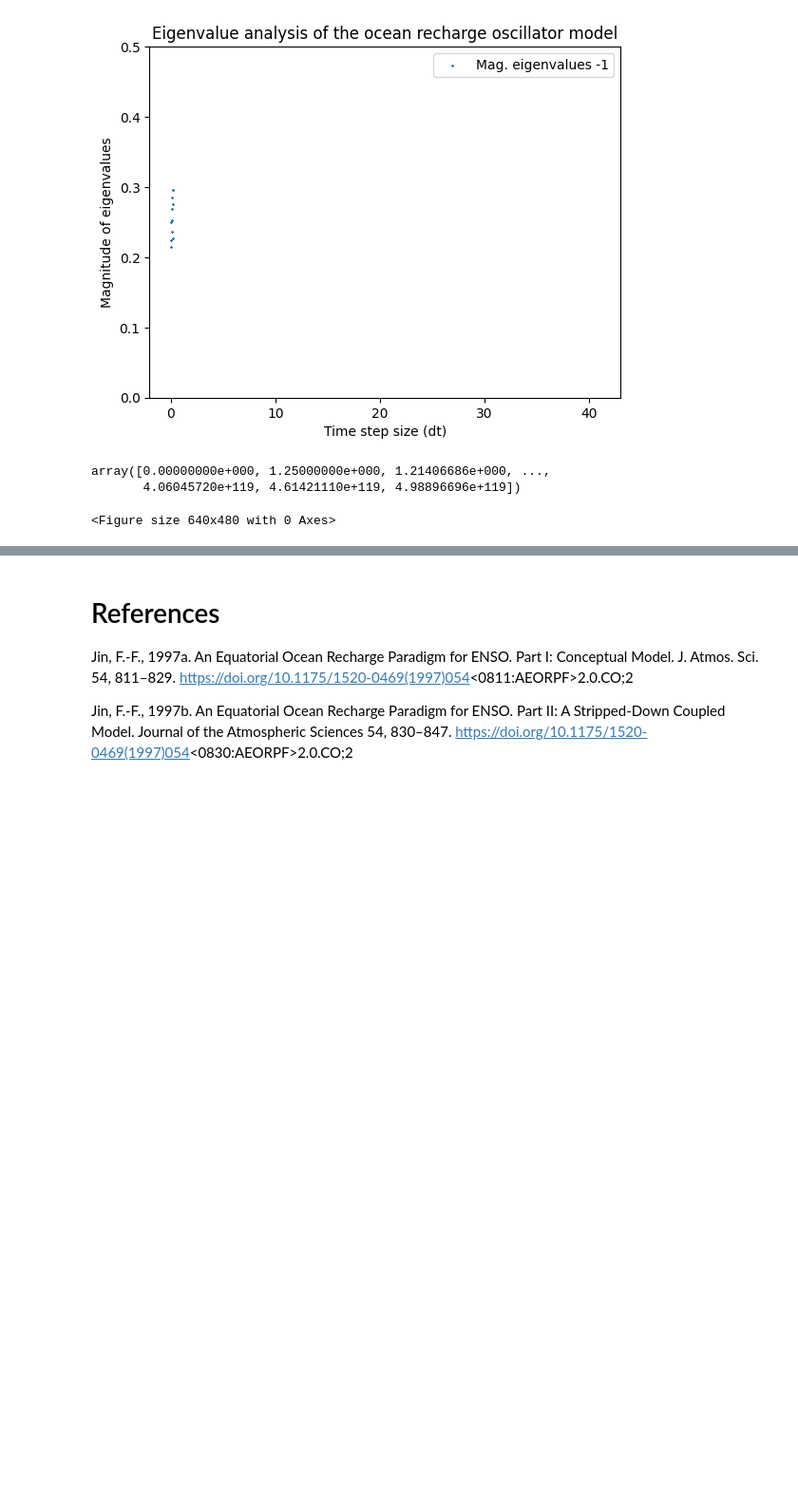
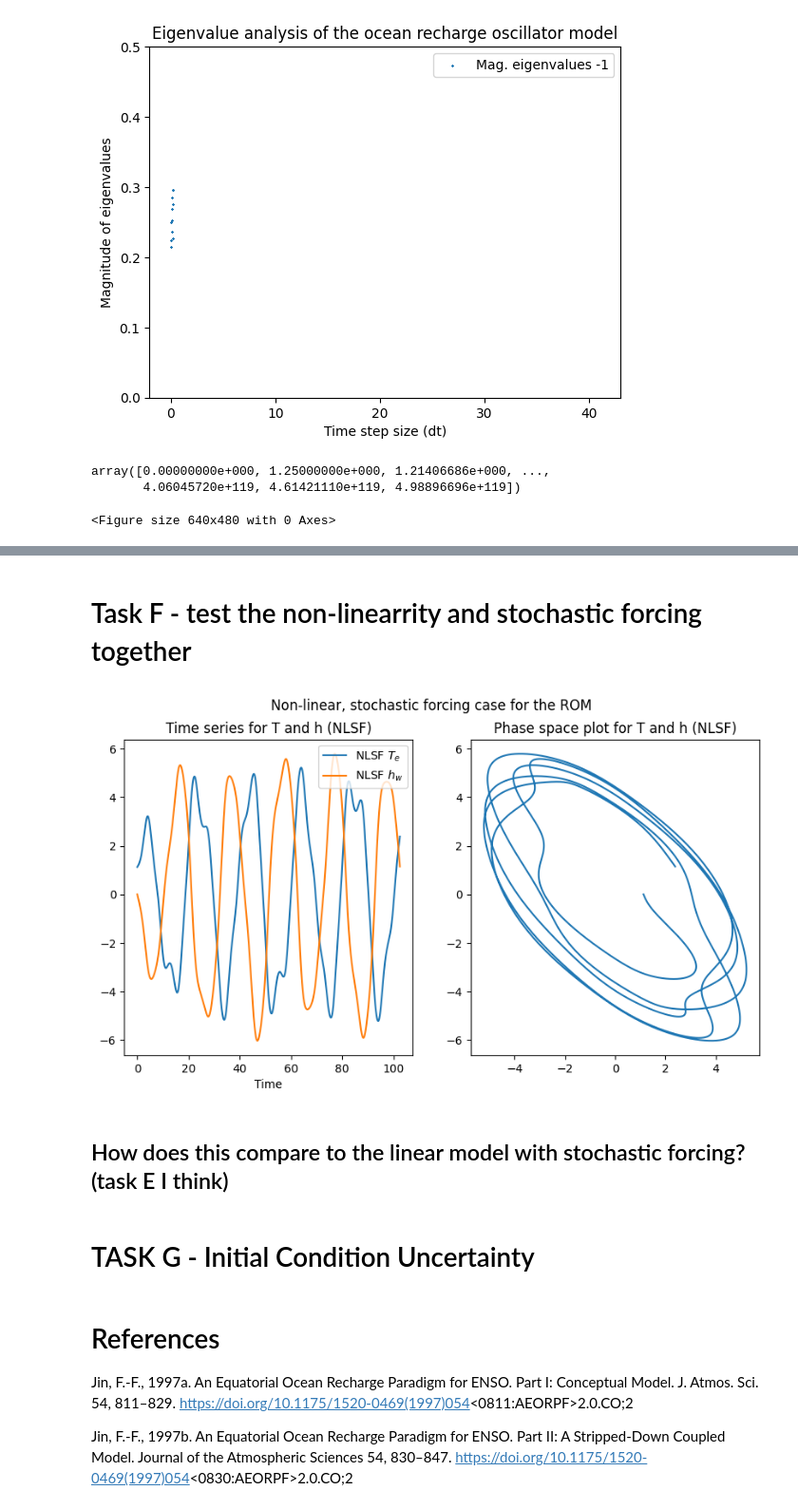
Before and after one commit to benhutchmet/MTMW14, a Jupyter notebook: Project_1_ENSO_ROM_working.ipynb, the cells around one changed output, grey strips where cells are left out. Shown at 95% size. Cells and saved outputs as stored; diff of their text form; code cells hidden in the pictures; blank space fills up the shorter version.

```diff
--- a/Project_1_ENSO_ROM_working.ipynb
+++ b/Project_1_ENSO_ROM_working.ipynb
@@ -729,0 +1251,2 @@ In the supercritical case, the schemes overshoot?
+# %% [markdown]
+# Task F - test the non-linearrity and stochastic forcing together
@@ -730,3 +1317,54 @@ In the supercritical case, the schemes overshoot?
+# %%
+# now we want to test this scheme to see whether it works
+
+# set up the time step for the RK4 scheme
+dt = 1/60 # 1 day non-dimensionalised 2 months = 60 days
+nt = int(5*41/dt) # 5 periods of 41 months each
+t = np.linspace(0, 5*41, nt)/2 # non-dimensionalised
+
+# set up the initial conditions non-dimensionalised
+y0 = [1.125 / 7.5, 0 / 150]
+
+# initialize the updated rk4 scheme
+y_taskF = rk4_taskF(enso_taskF, y0, t)
+sst_anomaly_NLSF, thermocline_depth_NLSF = y_taskF[:,0], y_taskF[:,1]
+
+# redimensioalise the results
+sst_anomaly_NLSF = sst_anomaly_NLSF*7.5
+thermocline_depth_NLSF = thermocline_depth_NLSF*150/10
+
+# plots two subplots, one on the left (time series) and the other on the
+# right (phase space plot)
+fig, axs = plt.subplots(1, 2, figsize=(10, 5))
+
+# plot the time series for the SEH case
+axs[0].plot(t, sst_anomaly_NLSF, label='NLSF $T_e$')
+axs[0].plot(t, thermocline_depth_NLSF, label='NLSF $h_w$')
+axs[0].set_xlabel('Time')
+# set the title of the plot
+axs[0].set_title('Time series for T and h (NLSF)')
+# specify the legend
+axs[0].legend(loc='upper right')
+
+# plot the phase space results for the SEH case
+axs[1].plot(sst_anomaly_NLSF, thermocline_depth_NLSF, label='NLSF')
+# set the title of the plot
+axs[1].set_title('Phase space plot for T and h (NLSF)')
+
+# specify a tight layout
+#fig.tight_layout()
+
+# specify a sup title for the plots
+fig.suptitle('Non-linear, stochastic forcing case for the ROM')
+
+# save the figure
+fig.savefig('NLSF_case_RK4.png')
+# %% [output]
+[figure, added]
+# %% [markdown]
+## How does this compare to the linear model with stochastic forcing? (task E I think)
+# %% [markdown]
+# TASK G - Initial Condition Uncertainty
 # %% [markdown]
 # References #
 
```
Also changed, not shown: parts of 36 cells of this notebook.
